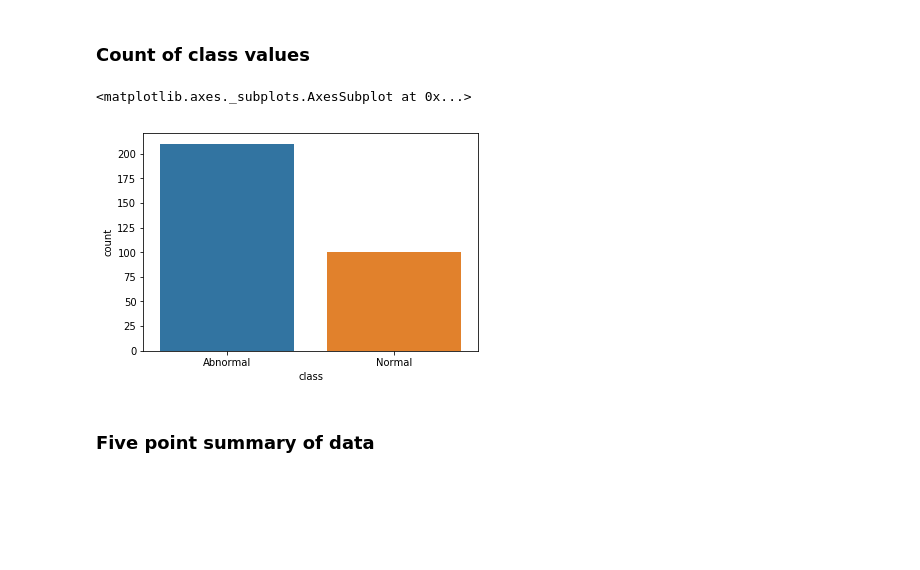
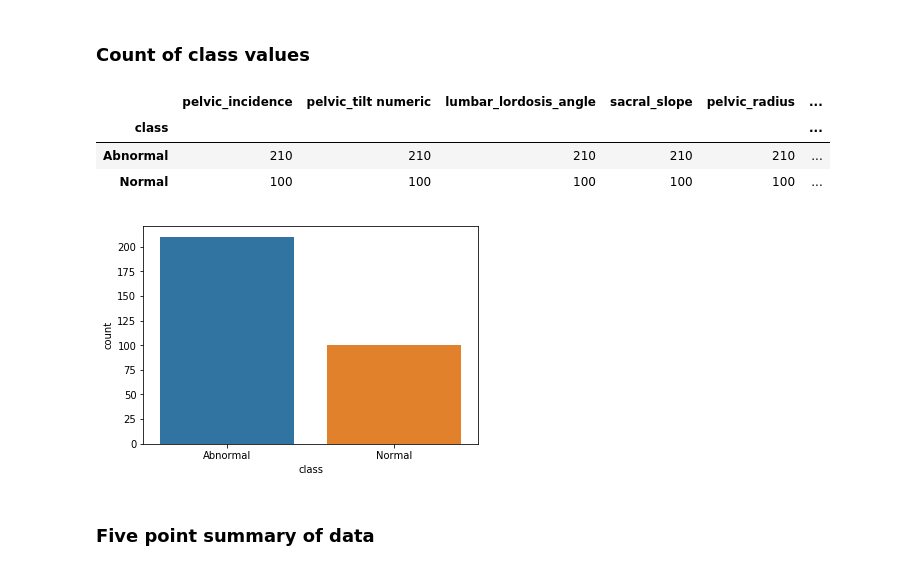
Before and after one commit to GreatLearningAIML1/pune-july19-batch-parikshitbangde, a Jupyter notebook: Project - kNN- Patient type Classification.ipynb, the cells around one changed output. Drawn from its saved outputs; the diff is of its cells as text; code cells hidden in the pictures; blank space fills up the shorter version.

```diff
--- a/Project - kNN- Patient type Classification.ipynb
+++ b/Project - kNN- Patient type Classification.ipynb
@@ -78,8 +80,12 @@ dtype: object
 ###  Count  of class values
 # %%
 sns.countplot(df['class'])
+df.groupby(["class"]).count()
 # %% [output]
-<matplotlib.axes._subplots.AxesSubplot at 0x...>
+|  | pelvic_incidence | pelvic_tilt numeric | lumbar_lordosis_angle | sacral_slope | pelvic_radius | ... |
+| class |  |  |  |  |  | ... |
+| Abnormal | 210 | 210 | 210 | 210 | 210 | ... |
+| Normal | 100 | 100 | 100 | 100 | 100 | ... |
 [figure]
 # %% [markdown]
 ### Five point summary of data
```
Also changed, not shown: parts of 39 cells of this notebook.
